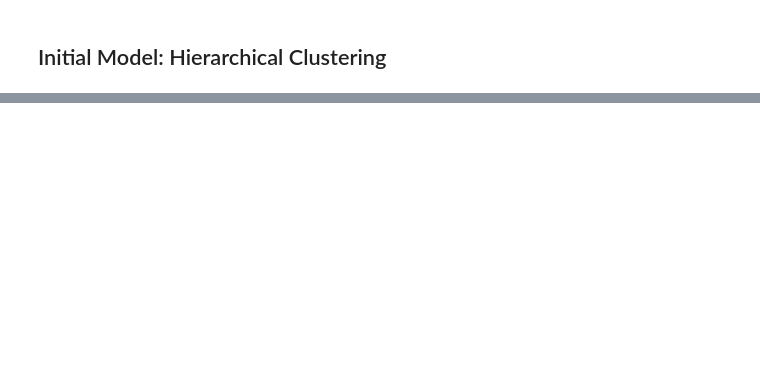
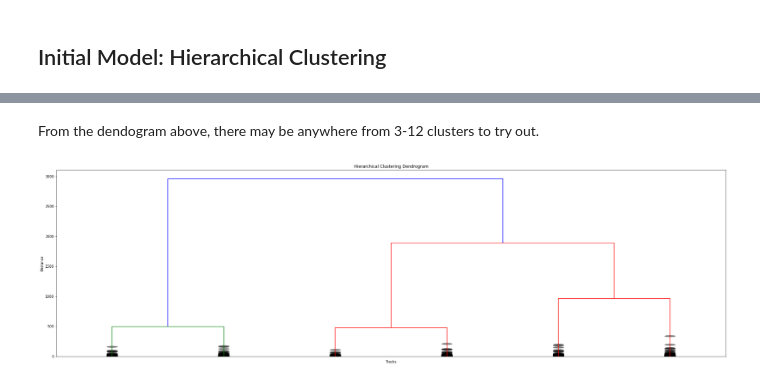
Before and after one commit to itcalderon/pop_genres_analysis, a Jupyter notebook: Initial_Models.ipynb, the cells around one changed output, grey strips where cells are left out. Saved outputs shown, nothing was run; the diff lists cells and outputs as text; code cells hidden in the pictures; blank space fills up the shorter version.

```diff
--- a/Initial_Models.ipynb
+++ b/Initial_Models.ipynb
@@ -226,0 +270,20 @@ NameError: name 'plt' is not defined
+# %% [markdown]
+From the dendogram above, there may be anywhere from 3-12 clusters to try out.
+# %%
+# truncated dendograme
+plt.figure(figsize=(35, 10))
+plt.title('Hierarchical Clustering Dendrogram')
+plt.xlabel('Tracks')
+plt.ylabel('Distance')
+dendrogram(
+    Z,
+    leaf_rotation=90.,  # rotates the x axis labels
+    truncate_mode='lastp',  # show only the last p merged clusters
+    p=6,  # show only the last p merged clusters
+    show_leaf_counts=False,  # otherwise numbers in brackets are counts
+    leaf_font_size=12.,
+    show_contracted=True,# font size for the x axis labels
+)
+plt.show()
+# %% [output]
+[figure, added]
```
Also changed, not shown: parts of 52 cells of this notebook.
